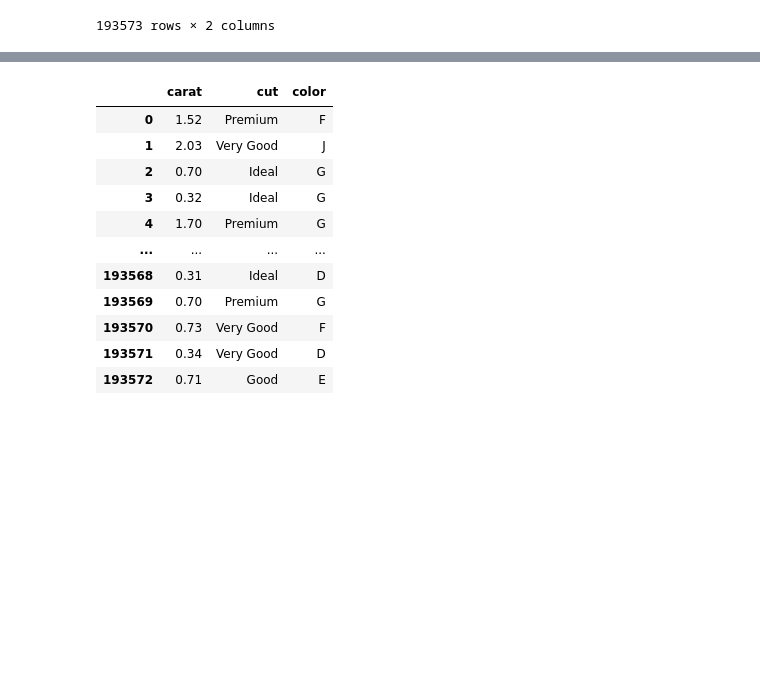
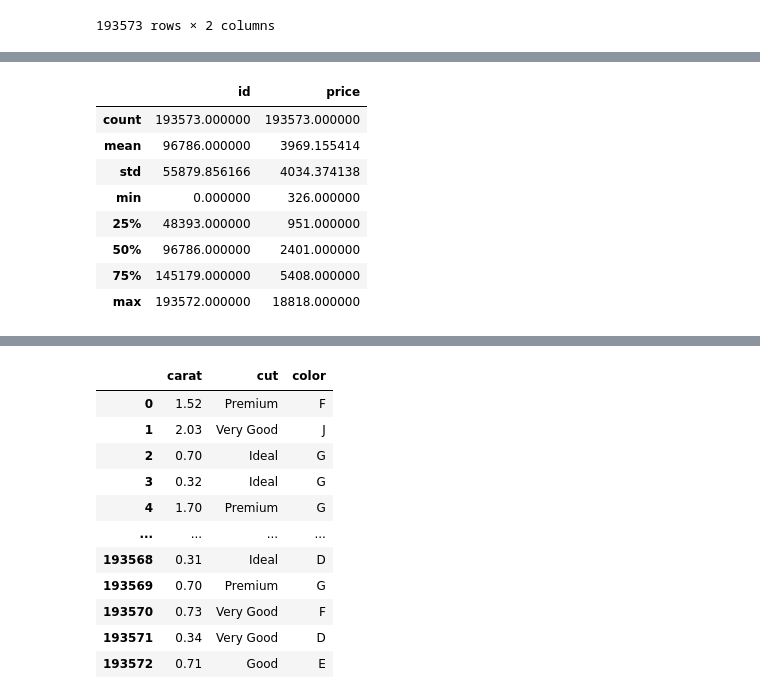
Before and after one commit to Ransinghsatyajitray/FSDS_End_to_End, a Jupyter notebook: notebooks/research.ipynb, the cells around one changed output, grey strips where cells are left out. Saved outputs shown, nothing was run; the diff lists cells and outputs as text; code cells hidden in the pictures; blank space fills up the shorter version.

```diff
--- a/notebooks/research.ipynb
+++ b/notebooks/research.ipynb
@@ -182,0 +220,12 @@ data.select_dtypes("int")
+# %%
+data.describe(include="int64")
+# %% [output]
+|  | id | price |
+| count | 193573.000000 | 193573.000000 |
+| mean | 96786.000000 | 3969.155414 |
+| std | 55879.856166 | 4034.374138 |
+| min | 0.000000 | 326.000000 |
+| 25% | 48393.000000 | 951.000000 |
+| 50% | 96786.000000 | 2401.000000 |
+| 75% | 145179.000000 | 5408.000000 |
+| max | 193572.000000 | 18818.000000 |
```
Also changed, not shown: parts of 7 cells of this notebook.
